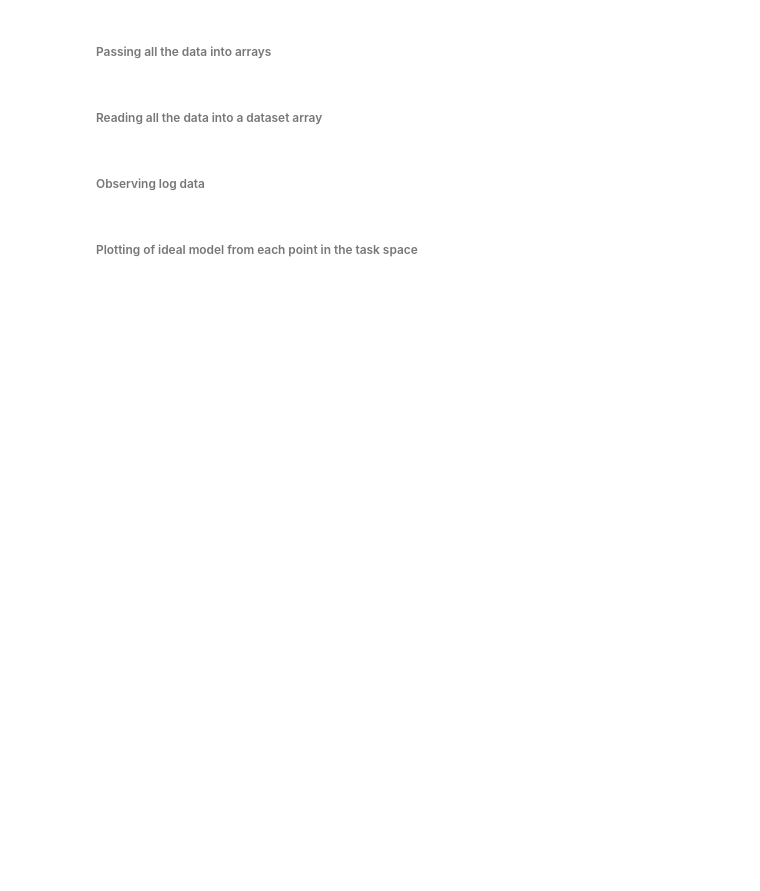
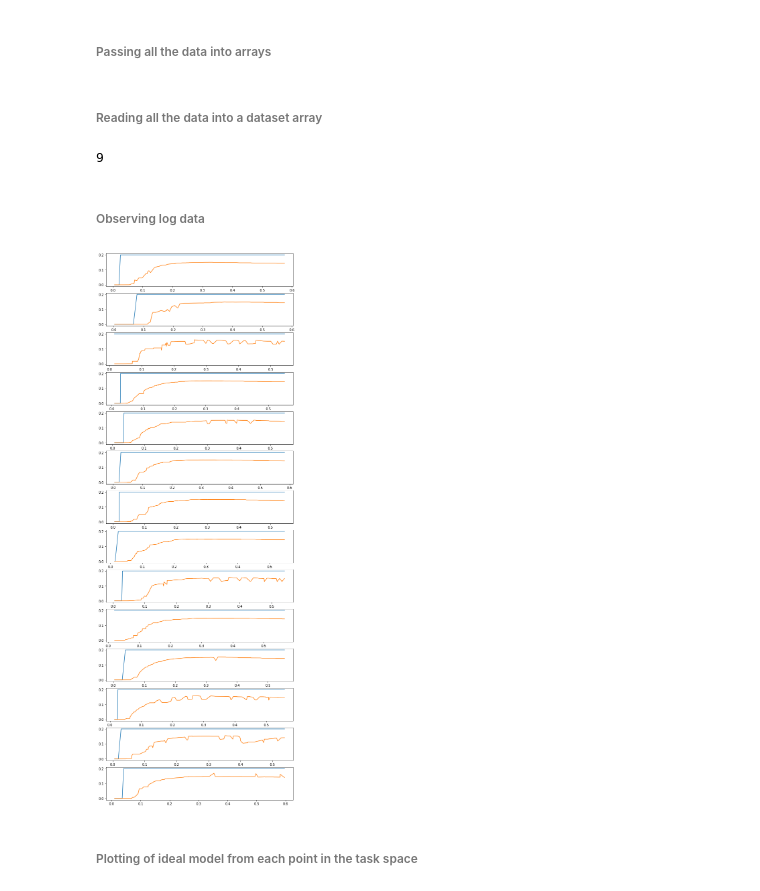
Before and after one commit to lth-tt/sysid2, a Jupyter notebook: Process_Modeling.ipynb, the cells around one changed output. Drawn from its saved outputs; the diff is of its cells as text; code cells hidden in the pictures; blank space fills up the shorter version.

Commit message:
ignoring empty files and adding statistics

```diff
--- a/Process_Modeling.ipynb
+++ b/Process_Modeling.ipynb
@@ -33,6 +37,20 @@ for i in range(0, positions):
     for j in range(0, observations):
         task_full[i].append(task[i + (j * positions)])
         control_full[i].append(control[i + (j * positions)])
+
+        new_obs = observations
+# %%
+count = 0 #counter that returns the number of empty files
+for i in range(0, positions):
+    for j in range(0, observations):
+        if os.stat(task_full[i][j]).st_size == 0:
+            count = count + 1
+
+for i in range(0, positions):
+    for j in range(0, observations-count):
+        if os.stat(task_full[i][j]).st_size == 0:
+            del(task_full[i][j])
+            del(control_full[i][j])
 # %% [markdown]
 ###### Reading all the data into a dataset array
 # %%
@@ -40,17 +58,27 @@ df_ist_soll = []
 for i in range(0,positions):
     df_ist_soll.append([])
     for j in range(0,observations):
-        df_ist_soll[i].append(ob.batch_read_data(control_full[i][j],task_full[i][j]))
+        try:
+            df_ist_soll[i].append(ob.batch_read_data(control_full[i][j],task_full[i][j]))
+        except:
+            continue
+# %%
+len(task_full)
+# %% [output]
+9
 # %% [markdown]
 ###### Observing log data
 # %%
-#plt.figure(figsize=(10,30))
-#for i in range(0,len(task_full)):
-#    try:
-#        plt.subplot(len(task_full), 1, i+1)
-#        plt.plot(df_ist_soll[0][i]) #change 0 from 0 to position-1 to observe the incoming data
-#    except:
-#        pass
+plt.figure(figsize=(10,30))
+for i in range(0, len(df_ist_soll[0])): #len(task_full)
+    try:
+        plt.subplot(len(df_ist_soll[0]), 1, i+1)
+        plt.plot(df_ist_soll[0][i]) #change 0 from 0 to position-1 to observe the incoming data
+    except:
+        pass
+    #plt.savefig('1.png')
+# %% [output]
+[figure, added]
 # %%
 %load_ext rpy2.ipython
 # %%
```
Also changed, not shown: parts of 3 cells of this notebook.
